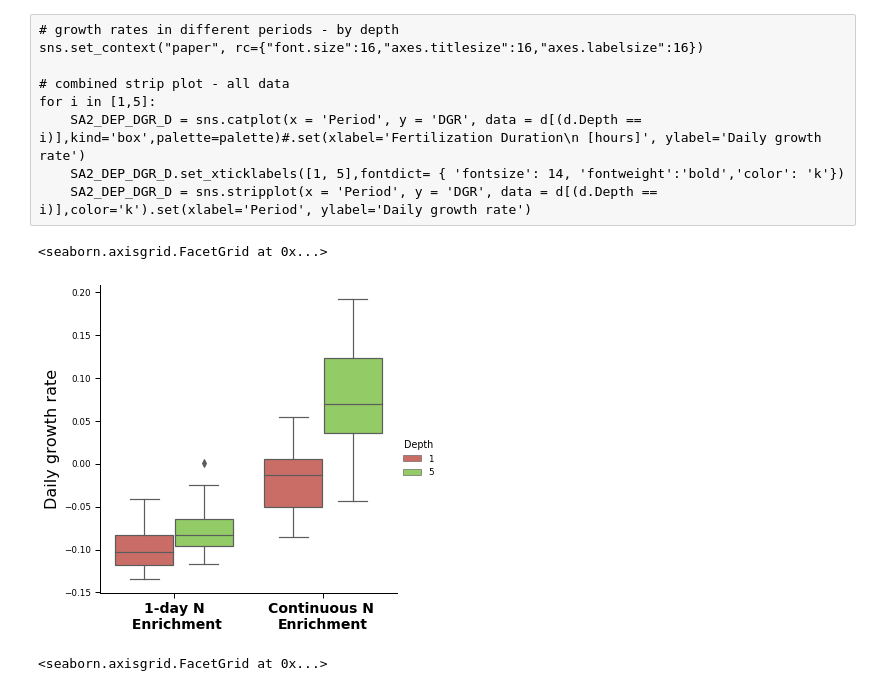
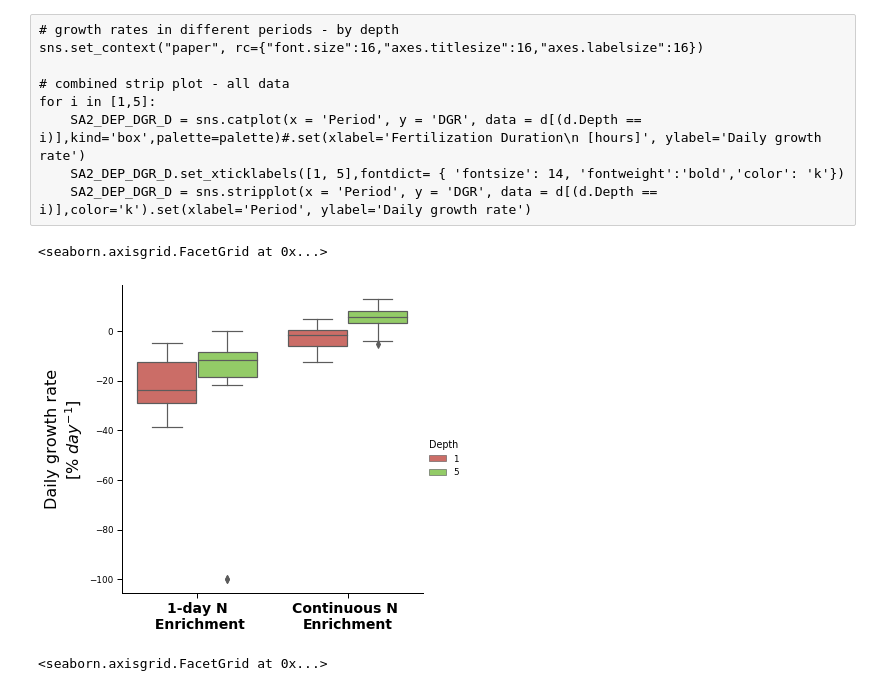
Before and after one commit to meironz/Meiron_model, a Jupyter notebook: notebooks/Offshore/Offshore_growth_rates.ipynb, the cells around one changed output. Saved outputs shown, nothing was run; the diff lists cells and outputs as text; code cells hidden in the pictures.

Commit message:
updated offshore DGR figures

```diff
--- a/notebooks/Offshore/Offshore_growth_rates.ipynb
+++ b/notebooks/Offshore/Offshore_growth_rates.ipynb
@@ -214,3 +223,13 @@ SA2_DEP_DGR.set_xticklabels(['1-day N\n Enrichment','Continuous N \nEnrichment']
 # %% [output]
 <seaborn.axisgrid.FacetGrid at 0x...>
 [figure]
+# %%
+# growth rates in different fertilizing regimes - preliminary run and run 1 - without scatter
+sns.set_context("paper", rc={"font.size":16,"axes.titlesize":16,"axes.labelsize":16})
+
+# combined strip plot - all data
+SA2_DEP_DGR = sns.catplot(x = 'Period', y = 'GR', data = df3[(df3.Exp == 2)&(df3.Comment != 'Losses')&(df3.Stage == 'f')],kind='box',palette=palette,order = ['Rapid','Continuous']).set(xlabel='\nFertilizing regime', ylabel='Daily growth rate\n[% $day^{-1}$]')
+#SA2_PER_DGR.set(xlabel = ['a','b'])#, ylabel=y_axis)
+SA2_DEP_DGR.set_xticklabels(['1-day N\n Enrichment','Continuous N \nEnrichment'],fontdict= { 'fontsize': 14, 'fontweight':'bold','color': 'k'})
+#SA2_DEP_DGR = sns.stripplot(x = 'Period', y = 'DGR', data = df3[(df3.Exp != 2)&(df3.Comment != 'Losses')&(df3.Stage == 'f')],color='k').set(xlabel='Fertilizing regime', ylabel='Daily growth rate')
+#SA2_DEP_DGR = sns.stripplot(x = 'Period', y = 'DGR', data = df3[(df3.Exp == 2)&(df3.Comment != 'Losses')&(df3.Stage == 'f')],color='k',order = ['Rapid','Continuous']).set(xlabel='Fertilizing regime', ylabel='Daily growth rate')
@@ -255,15 +277,15 @@ dNc = dN[(dN['Exp'] != 1)&(dN['Exp'] != 4)&(dN['Exp'] != 5)]
 # %%
 # growth rates in different periods - by depth
 sns.set_context("paper", rc={"font.size":16,"axes.titlesize":16,"axes.labelsize":16})
 
 # combined strip plot - all data
 #for i in [1,5]:
-SA2_DEP_DGR_D = sns.catplot(x = 'Period', y = 'DGR', data = d,kind='box',palette=palette,hue = 'Depth').set(xlabel='', ylabel='Daily growth rate')
+SA2_DEP_DGR_D = sns.catplot(x = 'Period', y = 'GR', data = d,kind='box',palette=palette,hue = 'Depth').set(xlabel='', ylabel='Daily growth rate\n[% $day^{-1}$]')
 SA2_DEP_DGR_D.set_xticklabels(['1-day N\n Enrichment','Continuous N \nEnrichment'],fontdict= { 'fontsize': 14, 'fontweight':'bold','color': 'k'})
 #SA2_DEP_DGR_W = sns.stripplot(x = 'Period', y = 'DGR', data = d,color='k').set(xlabel='Period', ylabel='Daily growth rate')
 # %% [output]
 <seaborn.axisgrid.FacetGrid at 0x...>
-[figure, old version]
+[figure, new version]
 # %%
 # growth rates in different periods - by depth - only run 1
 sns.set_context("paper", rc={"font.size":16,"axes.titlesize":16,"axes.labelsize":16})
```
Also changed, not shown: parts of 34 cells of this notebook.
